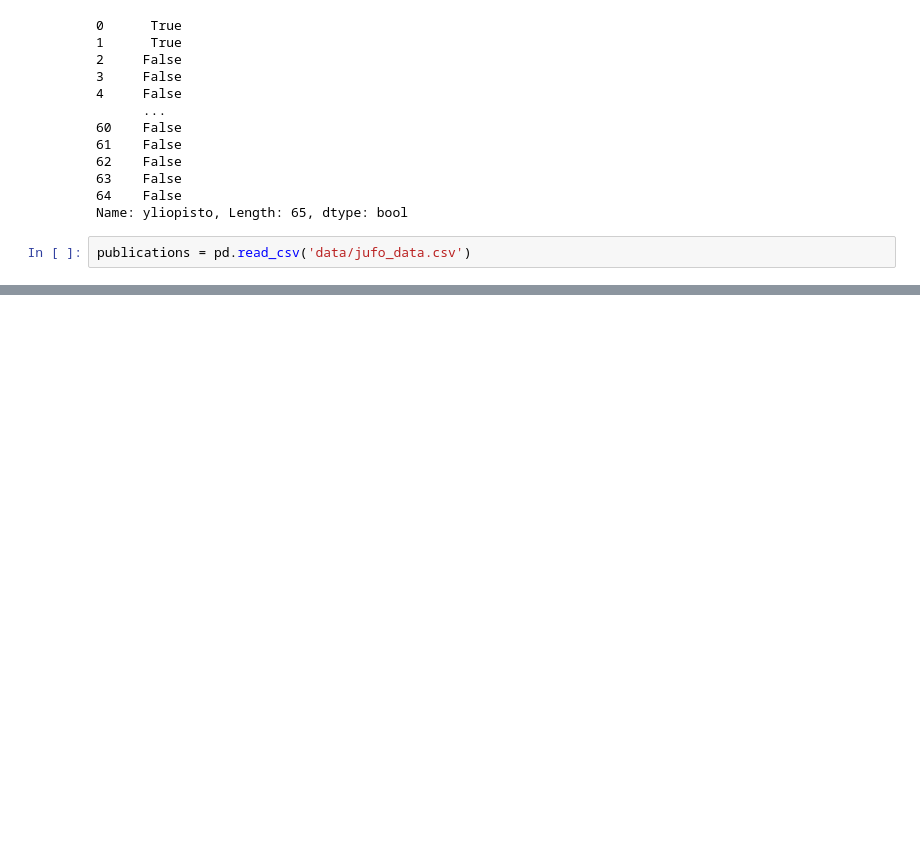
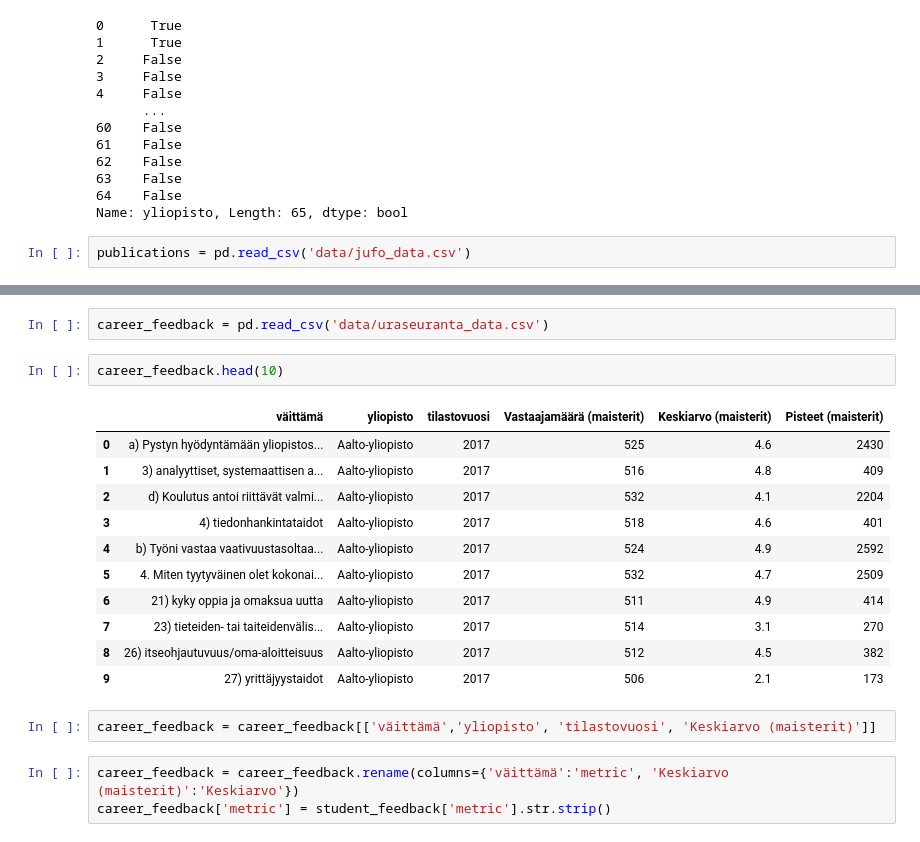
Before and after one commit to nopomi/fin-uni-data-visualization, a Jupyter notebook: data_loading_04_2020.ipynb, the cells around one changed output, grey strips where cells are left out. Cells and saved outputs as stored; diff of their text form; blank space fills up the shorter version.

```diff
--- a/data_loading_04_2020.ipynb
+++ b/data_loading_04_2020.ipynb
@@ -178,0 +328,21 @@ publications.head()
+# %%
+career_feedback = pd.read_csv('data/uraseuranta_data.csv')
+# %%
+career_feedback.head(10)
+# %% [output]
+|  | väittämä | yliopisto | tilastovuosi | Vastaajamäärä (maisterit) | Keskiarvo (maisterit) | Pisteet (maisterit) |
+| 0 | a) Pystyn hyödyntämään yliopistos... | Aalto-yliopisto | 2017 | 525 | 4.6 | 2430 |
+| 1 | 3) analyyttiset, systemaattisen a... | Aalto-yliopisto | 2017 | 516 | 4.8 | 409 |
+| 2 | d) Koulutus antoi riittävät valmi... | Aalto-yliopisto | 2017 | 532 | 4.1 | 2204 |
+| 3 | 4) tiedonhankintataidot | Aalto-yliopisto | 2017 | 518 | 4.6 | 401 |
+| 4 | b) Työni vastaa vaativuustasoltaa... | Aalto-yliopisto | 2017 | 524 | 4.9 | 2592 |
+| 5 | 4. Miten tyytyväinen olet kokonai... | Aalto-yliopisto | 2017 | 532 | 4.7 | 2509 |
+| 6 | 21) kyky oppia ja omaksua uutta | Aalto-yliopisto | 2017 | 511 | 4.9 | 414 |
+| 7 | 23) tieteiden- tai taiteidenvälis... | Aalto-yliopisto | 2017 | 514 | 3.1 | 270 |
+| 8 | 26) itseohjautuvuus/oma-aloitteisuus | Aalto-yliopisto | 2017 | 512 | 4.5 | 382 |
+| 9 | 27) yrittäjyystaidot | Aalto-yliopisto | 2017 | 506 | 2.1 | 173 |
+# %%
+career_feedback = career_feedback[['väittämä','yliopisto', 'tilastovuosi', 'Keskiarvo (maisterit)']]
+# %%
+career_feedback = career_feedback.rename(columns={'väittämä':'metric', 'Keskiarvo (maisterit)':'Keskiarvo'})
+career_feedback['metric'] = student_feedback['metric'].str.strip()
```
Also changed, not shown: parts of 22 cells of this notebook, 4 other files.
